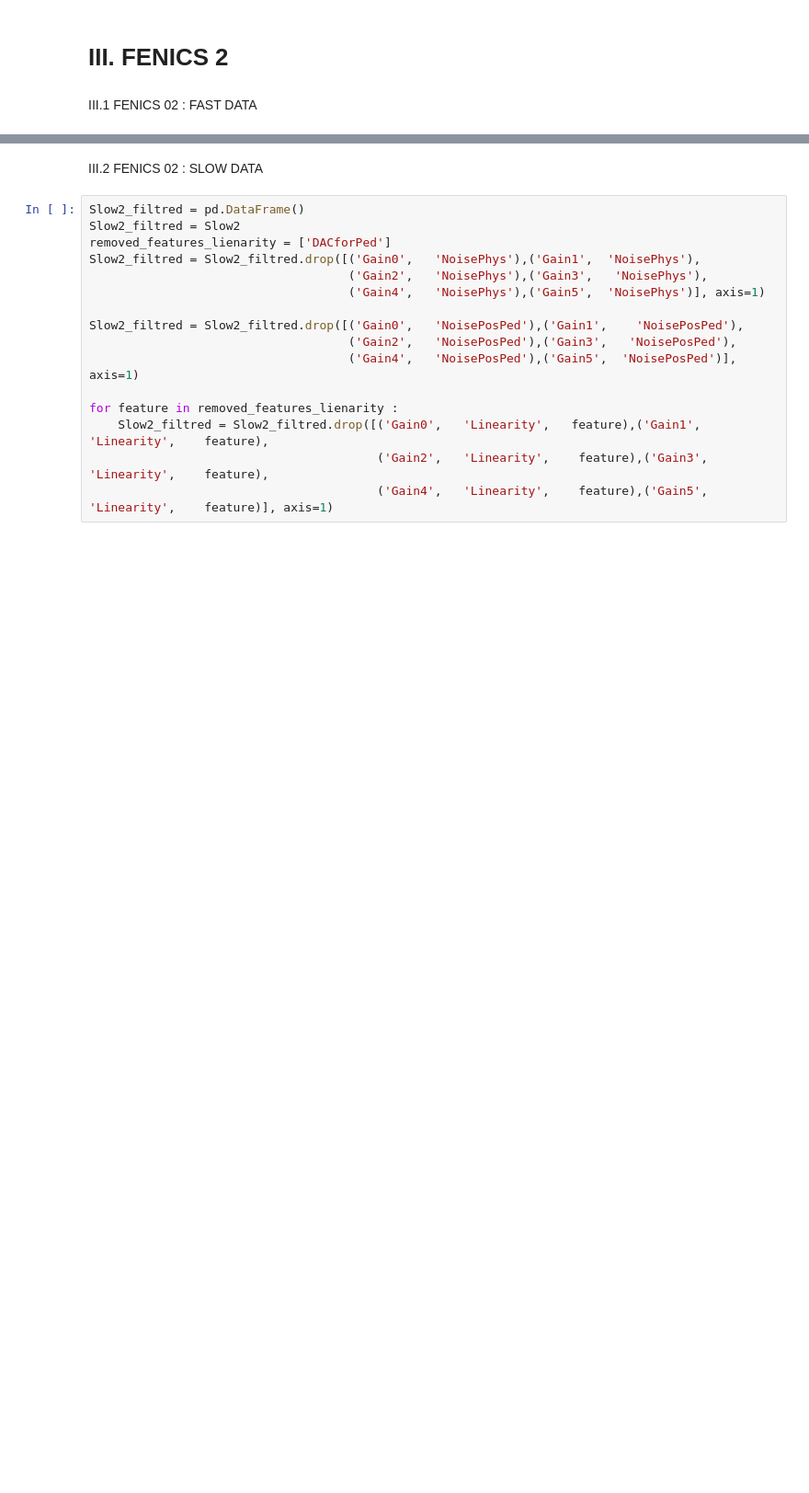
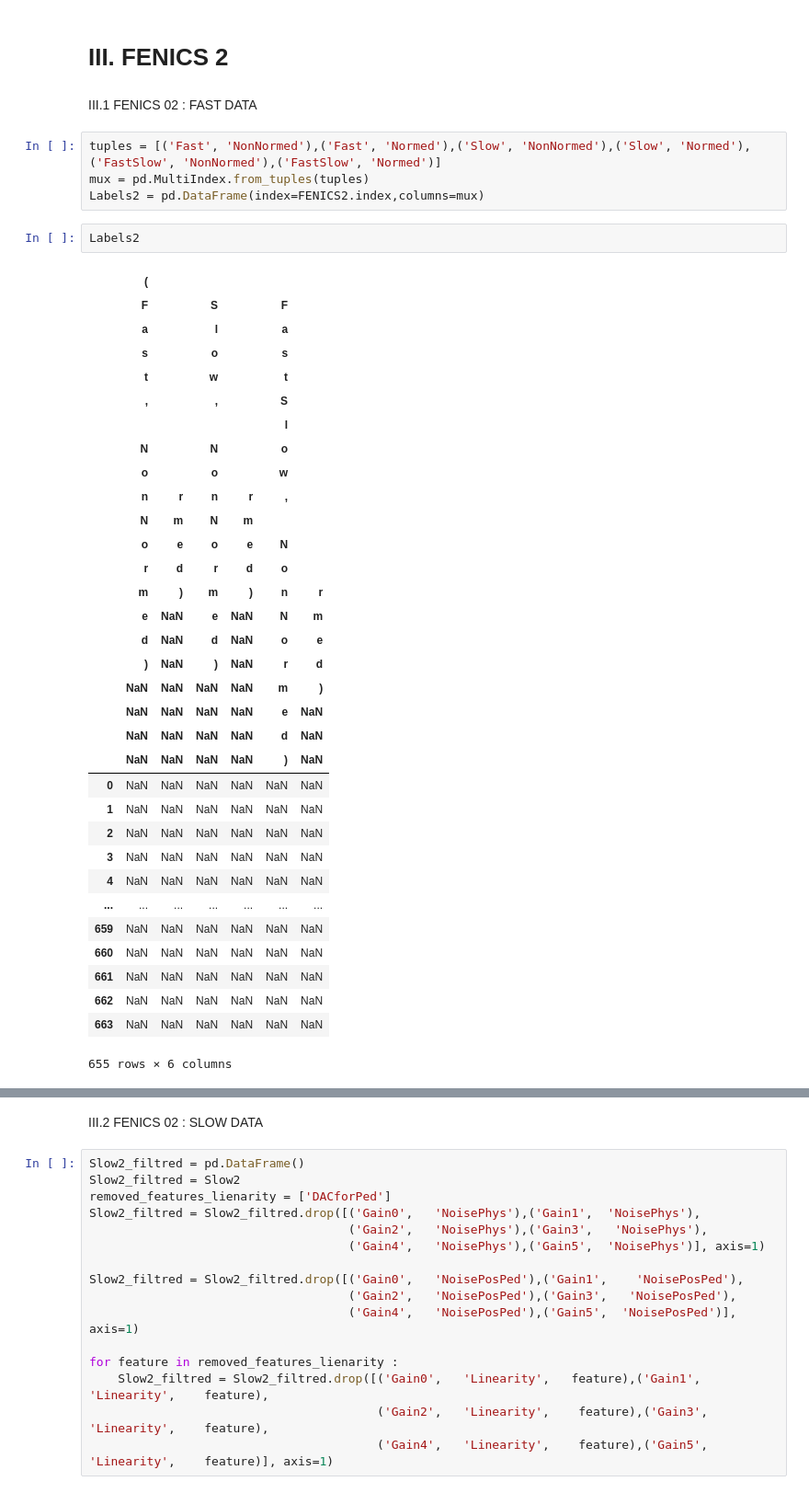
Before and after one commit to wxssym/FenicsInternship, a Jupyter notebook: Notebooks/Fenics_T-SNE_Failure.ipynb, the cells around one changed output, grey strips where cells are left out. Shown at 92% size. Drawn from its saved outputs; the diff is of its cells as text; blank space fills up the shorter version.

```diff
--- a/Notebooks/Fenics_T-SNE_Failure.ipynb
+++ b/Notebooks/Fenics_T-SNE_Failure.ipynb
@@ -93,6 +93,46 @@ main_dir = '/users/divers/atlas/sisaid/home2/'
 # **III. FENICS 2**
 # %% [markdown]
 III.1 FENICS 02 : FAST DATA
+# %%
+tuples = [('Fast', 'NonNormed'),('Fast', 'Normed'),('Slow', 'NonNormed'),('Slow', 'Normed'),('FastSlow', 'NonNormed'),('FastSlow', 'Normed')]
+mux = pd.MultiIndex.from_tuples(tuples)
+Labels2 = pd.DataFrame(index=FENICS2.index,columns=mux)
+# %%
+Labels2
+# %% [output]
+|  | ( |  |  |  |  |  |
+|  | F |  | S |  | F |  |
+|  | a |  | l |  | a |  |
+|  | s |  | o |  | s |  |
+|  | t |  | w |  | t |  |
+|  | , |  | , |  | S |  |
+|  |  |  |  |  | l |  |
+|  | N |  | N |  | o |  |
+|  | o |  | o |  | w |  |
+|  | n | r | n | r | , |  |
+|  | N | m | N | m |  |  |
+|  | o | e | o | e | N |  |
+|  | r | d | r | d | o |  |
+|  | m | ) | m | ) | n | r |
+|  | e | NaN | e | NaN | N | m |
+|  | d | NaN | d | NaN | o | e |
+|  | ) | NaN | ) | NaN | r | d |
+|  | NaN | NaN | NaN | NaN | m | ) |
+|  | NaN | NaN | NaN | NaN | e | NaN |
+|  | NaN | NaN | NaN | NaN | d | NaN |
+|  | NaN | NaN | NaN | NaN | ) | NaN |
+| 0 | NaN | NaN | NaN | NaN | NaN | NaN |
+| 1 | NaN | NaN | NaN | NaN | NaN | NaN |
+| 2 | NaN | NaN | NaN | NaN | NaN | NaN |
+| 3 | NaN | NaN | NaN | NaN | NaN | NaN |
+| 4 | NaN | NaN | NaN | NaN | NaN | NaN |
+| ... | ... | ... | ... | ... | ... | ... |
+| 659 | NaN | NaN | NaN | NaN | NaN | NaN |
+| 660 | NaN | NaN | NaN | NaN | NaN | NaN |
+| 661 | NaN | NaN | NaN | NaN | NaN | NaN |
+| 662 | NaN | NaN | NaN | NaN | NaN | NaN |
+| 663 | NaN | NaN | NaN | NaN | NaN | NaN |
+655 rows × 6 columns
 # %%
 CanalStatus = {
     'StatusSlow' : FENICS2.Board.StatusSlow,
```
Also changed, not shown: parts of 12 cells of this notebook, 6 other files.
